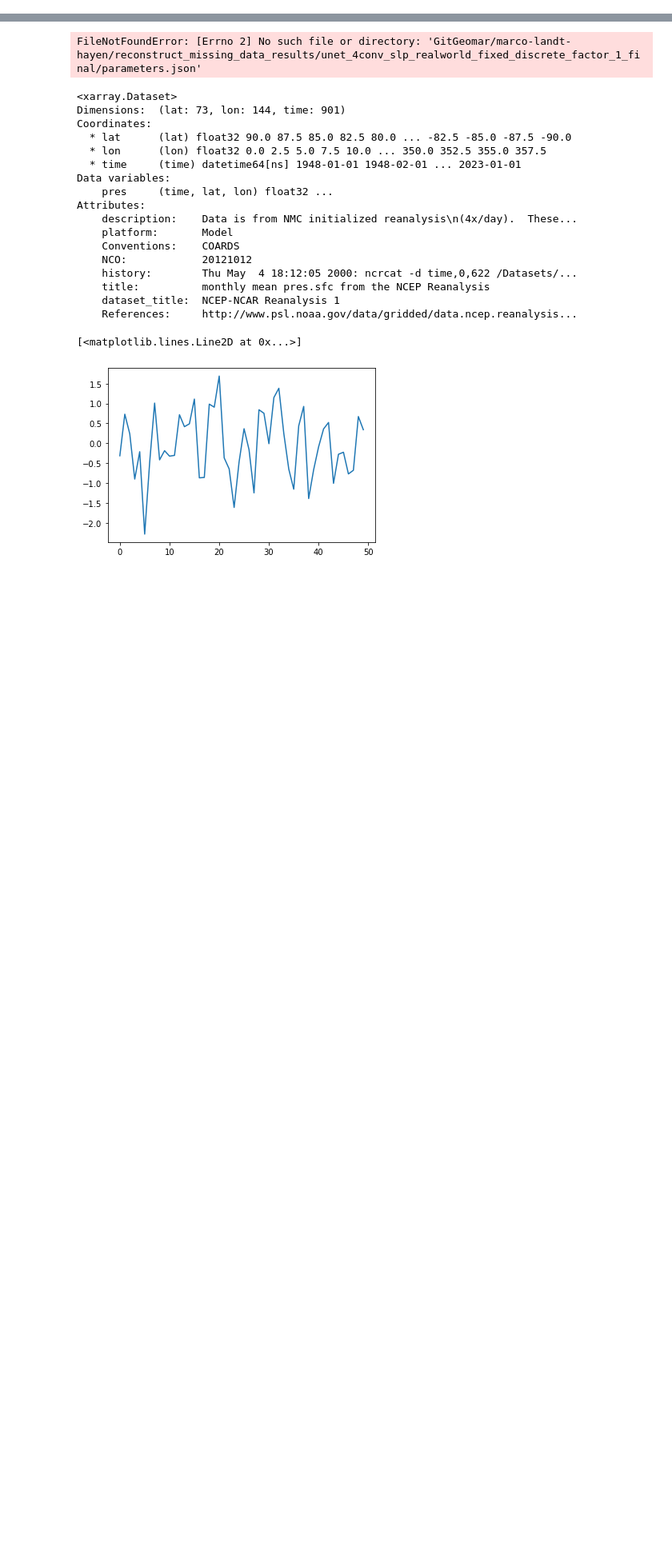
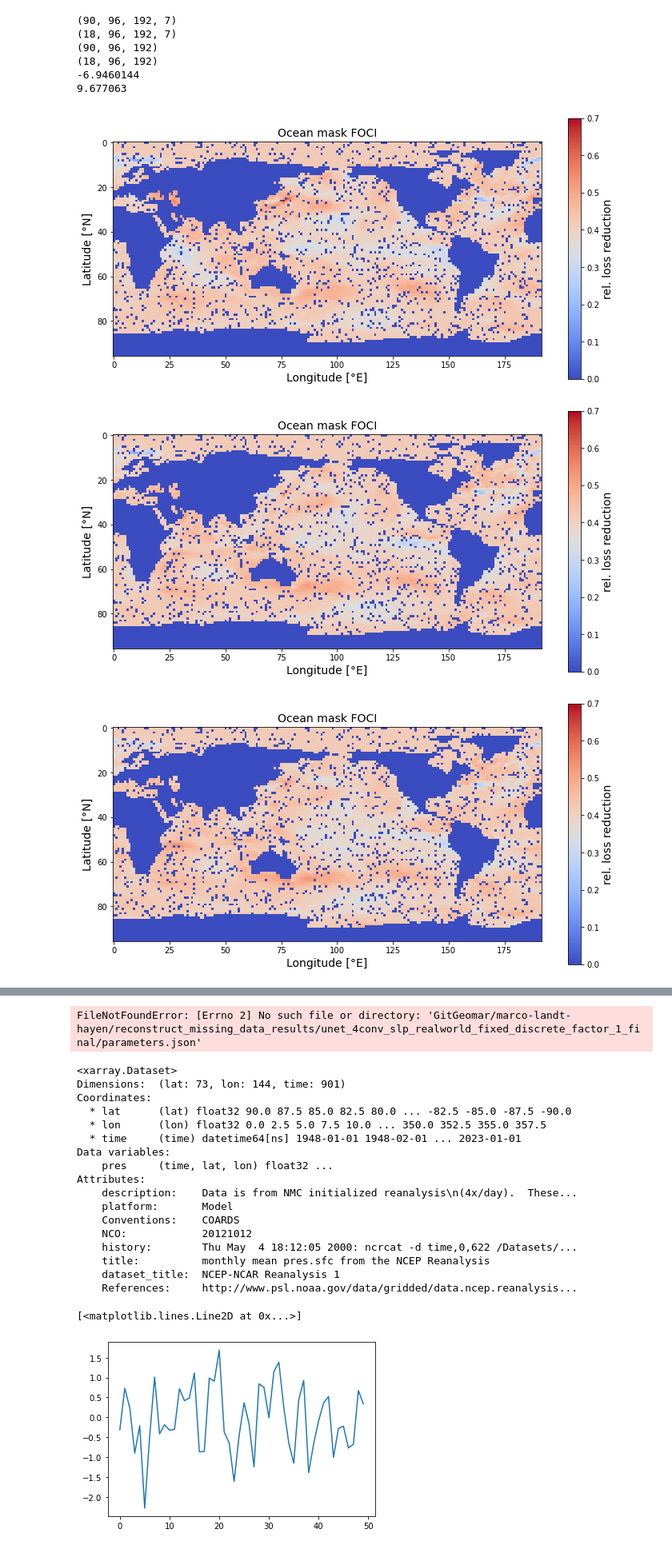
Before and after one commit to MarcoLandtHayen/reconstruct_missing_data, a Jupyter notebook: notebooks/00_data_loading.ipynb, the cells around one changed output, grey strips where cells are left out. Shown at 80% size. Saved outputs shown, nothing was run; the diff lists cells and outputs as text; code cells hidden in the pictures; blank space fills up the shorter version.

Commit message:
Finalize rel. loss reduction maps for all features from FOCI and CESM data (#45)

```diff
--- a/notebooks/00_data_loading.ipynb
+++ b/notebooks/00_data_loading.ipynb
@@ -0,0 +139,64 @@
+# %%
+print(train_input.shape)
+print(val_input.shape)
+print(train_target.shape)
+print(val_target.shape)
+print(train_min)
+print(train_max)
+# %% [output]
+(90, 96, 192, 7)
+(18, 96, 192, 7)
+(90, 96, 192)
+(18, 96, 192)
+-6.9460144
+9.677063
+# %%
+# Plot resulting ocean mask as heatmap:
+fig, ax = plt.subplots(figsize=(12, 6))
+im = plt.imshow(train_input[2,:,:,0], cmap="coolwarm", interpolation='nearest', vmin=0, vmax=0.7)
+cbar = plt.colorbar(im)
+cbar.set_label('rel. loss reduction', fontsize=14)
+plt.title('Ocean mask FOCI', fontsize=14)
+plt.xlabel('Longitude [°E]', fontsize=14)
+plt.ylabel('Latitude [°N]', fontsize=14)
+# plt.xticks(np.arange(0, 192, step=32), [0, 60, 120, 180, 240, 300], fontsize=12)
+# plt.yticks([5, 15, 26, 37, 47, 58, 69, 80, 90], [80, 60, 40, 20, 0, -20, -40, -60, -80], fontsize=12)
+plt.show()
+
+fig, ax = plt.subplots(figsize=(12, 6))
+im = plt.imshow(train_input[2,:,:,1], cmap="coolwarm", interpolation='nearest', vmin=0, vmax=0.7)
+cbar = plt.colorbar(im)
+cbar.set_label('rel. loss reduction', fontsize=14)
+plt.title('Ocean mask FOCI', fontsize=14)
+plt.xlabel('Longitude [°E]', fontsize=14)
+plt.ylabel('Latitude [°N]', fontsize=14)
+# plt.xticks(np.arange(0, 192, step=32), [0, 60, 120, 180, 240, 300], fontsize=12)
+# plt.yticks([5, 15, 26, 37, 47, 58, 69, 80, 90], [80, 60, 40, 20, 0, -20, -40, -60, -80], fontsize=12)
+plt.show()
+
+fig, ax = plt.subplots(figsize=(12, 6))
+im = plt.imshow(train_input[2,:,:,2], cmap="coolwarm", interpolation='nearest', vmin=0, vmax=0.7)
+cbar = plt.colorbar(im)
+cbar.set_label('rel. loss reduction', fontsize=14)
+plt.title('Ocean mask FOCI', fontsize=14)
+plt.xlabel('Longitude [°E]', fontsize=14)
+plt.ylabel('Latitude [°N]', fontsize=14)
+# plt.xticks(np.arange(0, 192, step=32), [0, 60, 120, 180, 240, 300], fontsize=12)
+# plt.yticks([5, 15, 26, 37, 47, 58, 69, 80, 90], [80, 60, 40, 20, 0, -20, -40, -60, -80], fontsize=12)
+plt.show()
+
+
+fig, ax = plt.subplots(figsize=(12, 6))
+im = plt.imshow(train_target[0], cmap="coolwarm", interpolation='nearest', vmin=0, vmax=0.7)
+cbar = plt.colorbar(im)
+cbar.set_label('rel. loss reduction', fontsize=14)
+plt.title('Ocean mask FOCI', fontsize=14)
+plt.xlabel('Longitude [°E]', fontsize=14)
+plt.ylabel('Latitude [°N]', fontsize=14)
+# plt.xticks(np.arange(0, 192, step=32), [0, 60, 120, 180, 240, 300], fontsize=12)
+# plt.yticks([5, 15, 26, 37, 47, 58, 69, 80, 90], [80, 60, 40, 20, 0, -20, -40, -60, -80], fontsize=12)
+plt.show()
+# %% [output]
+[figure, added]
+[figure, added]
+[figure, added]
```
Also changed, not shown: parts of 17 cells of this notebook, 8 other files.
